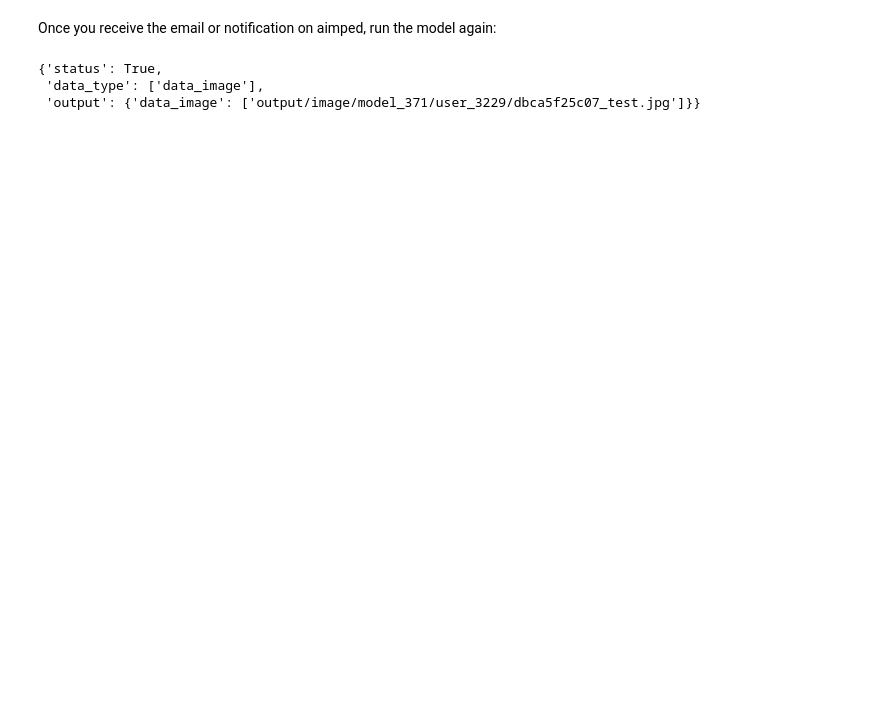
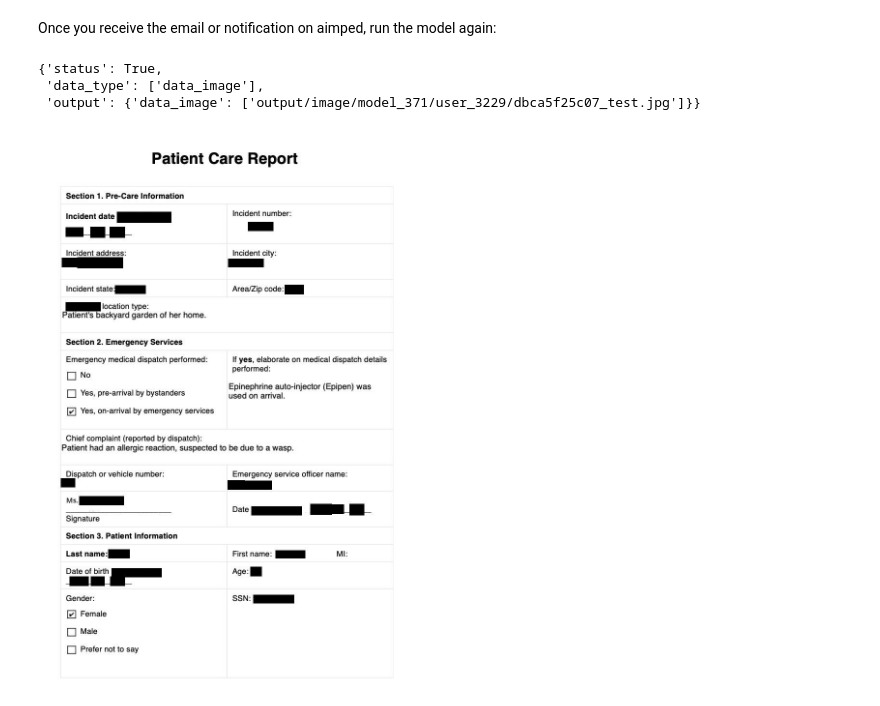
Before and after one commit to ai-amplified/aimped, a Jupyter notebook: models/tutorials/OCR-Deidentification.ipynb, the cells around one changed output. Saved outputs shown, nothing was run; the diff lists cells and outputs as text; code cells hidden in the pictures; blank space fills up the shorter version.

```diff
--- a/models/tutorials/OCR-Deidentification.ipynb
+++ b/models/tutorials/OCR-Deidentification.ipynb
@@ -100 +114,9 @@ target_path = '/Users/John/Downloads/output.jpg'
 api_service.file_download_and_save(source_url, target_path)
+# %%
+# Open the output image file
+image = Image.open('images/output_ocr_deid.jpg')  # Replace with the path to your image file
+
+# Display the output image
+display(image)
+# %% [output]
+[figure, added]
```
Also changed, not shown: parts of 4 cells of this notebook, 2 other files.
